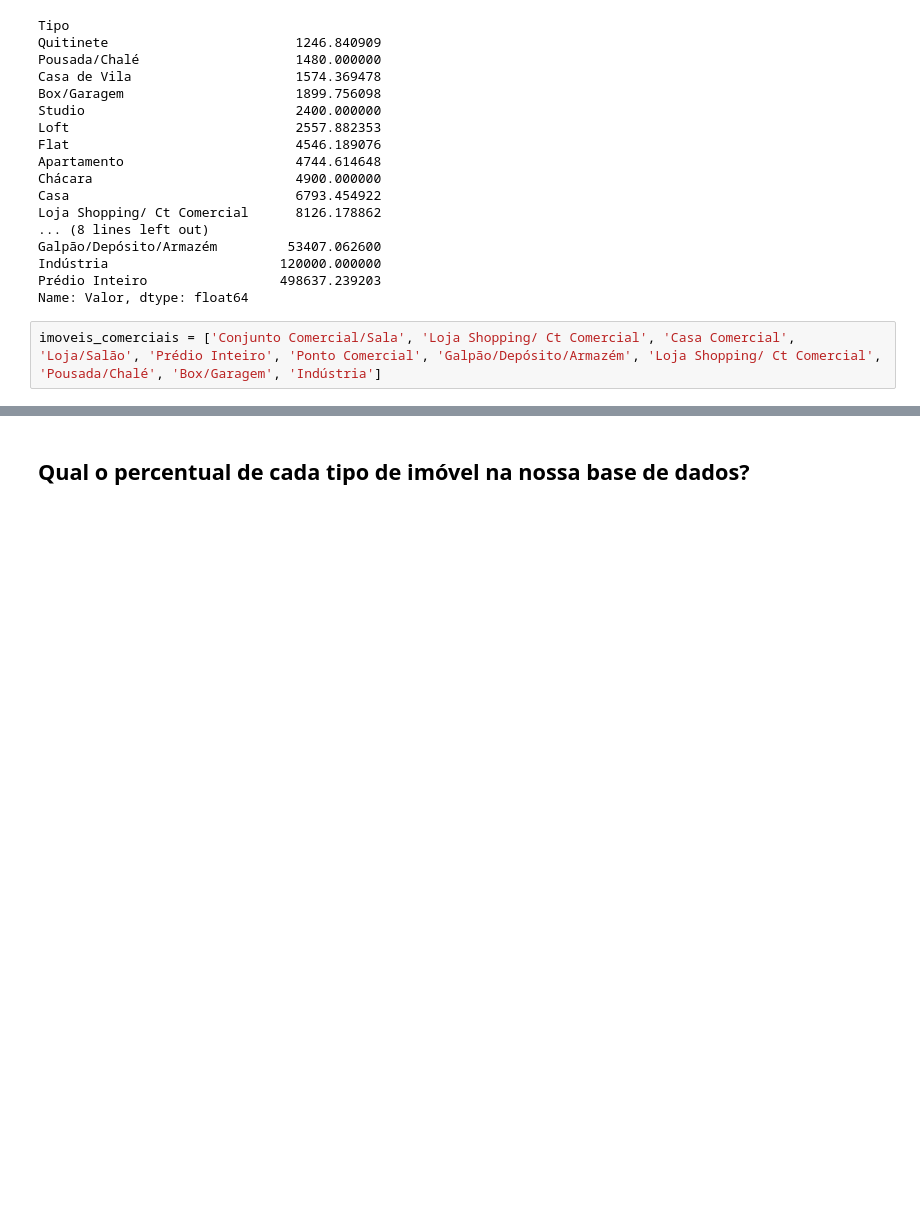
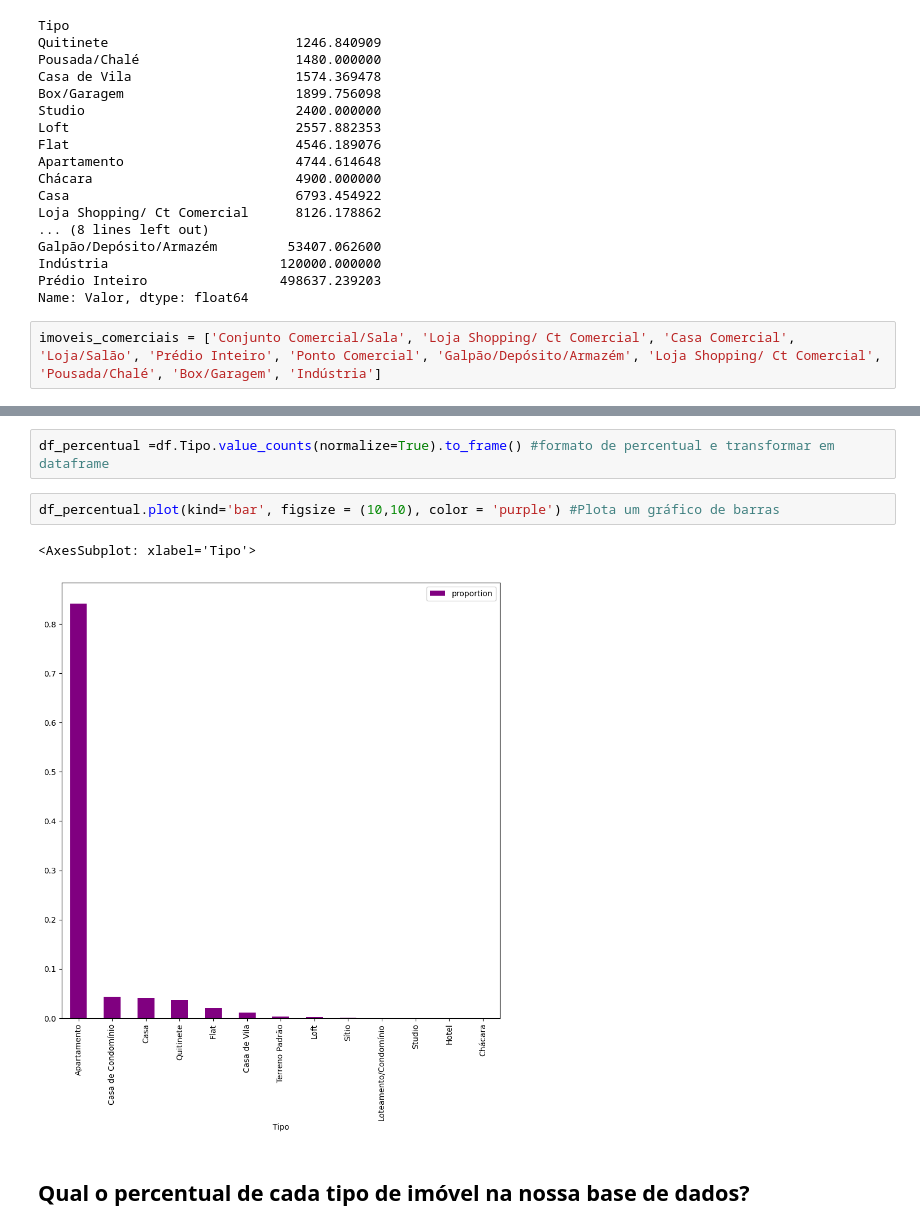
Before and after one commit to Livcrst/Cloud-Girls-Mentoring, a Jupyter notebook: Pandas - conhecendo a biblioteca/notebook_inicial.ipynb, the cells around one changed output, grey strips where cells are left out. Cells and saved outputs as stored; diff of their text form; blank space fills up the shorter version.

```diff
--- a/Pandas - conhecendo a biblioteca/notebook_inicial.ipynb
+++ b/Pandas - conhecendo a biblioteca/notebook_inicial.ipynb
@@ -182,2 +242,9 @@ dados.query('@imoveis_comerciais in Tipo ') #Consulta em nossos dados se existem
+# %%
+df_percentual =df.Tipo.value_counts(normalize=True).to_frame() #formato de percentual e transformar em dataframe
+# %%
+df_percentual.plot(kind='bar', figsize = (10,10), color = 'purple') #Plota um gráfico de barras
+# %% [output]
+<AxesSubplot: xlabel='Tipo'>
+[figure, added]
 # %% [markdown]
 ## Qual o percentual de cada tipo de imóvel na nossa base de dados?
```
Also changed, not shown: parts of 7 cells of this notebook.
